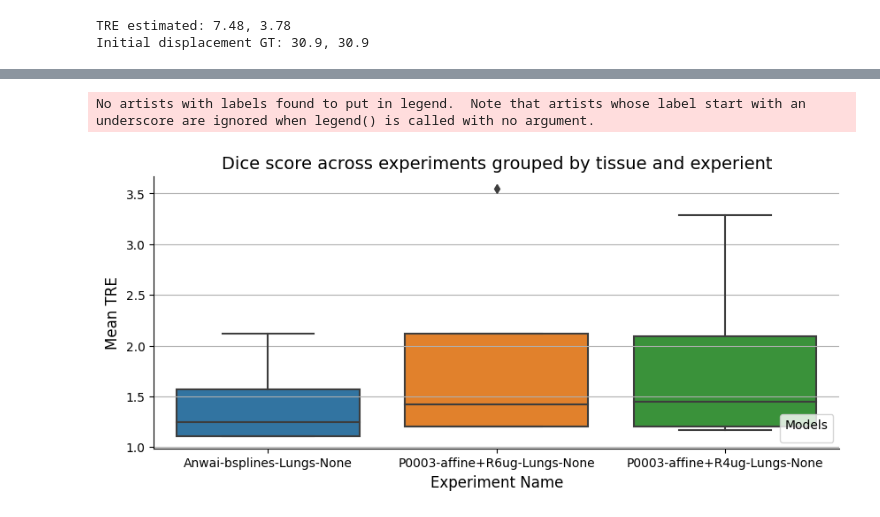
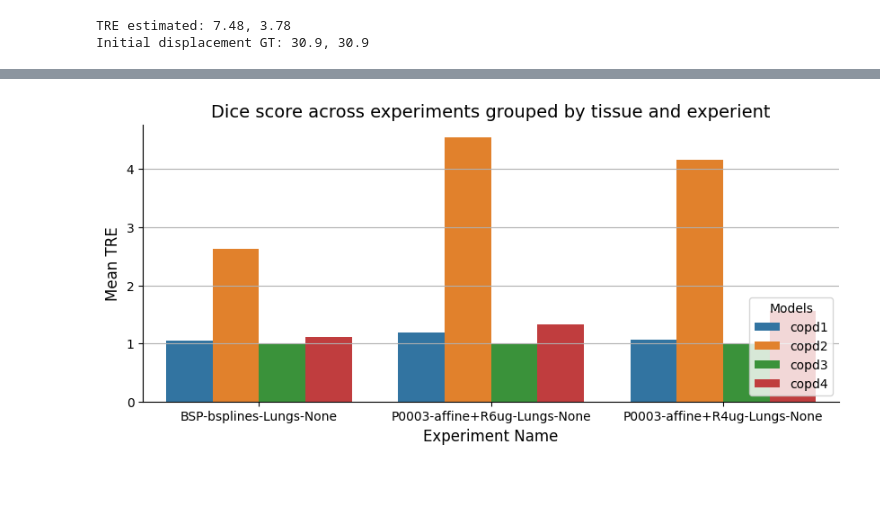
Before and after one commit to joaco18/mira_final_project, a Jupyter notebook: notebooks/develop_elastix.ipynb, the cells around one changed output, grey strips where cells are left out. Saved outputs shown, nothing was run; the diff lists cells and outputs as text; code cells hidden in the pictures; blank space fills up the shorter version.

Commit message:
update elastix experiments notebook

```diff
--- a/notebooks/develop_elastix.ipynb
+++ b/notebooks/develop_elastix.ipynb
@@ -205,7 +245,7 @@ experiment_name = 'P0007-Coarse+Fine-None-None'
 
 try:
     results[experiment_name] = \
-        run_experiment(data, param_maps_to_use, output_path, params_path, None)
+        run_experiment(data, param_maps_to_use, output_path, params_path, None, experiment_name)
 except:
     results[experiment_name] = None
 
@@ -978,0 +1570,19 @@ Initial displacement GT: 30.9, 30.9
+# %%
+with open(results_path, 'r') as json_file:
+    results = json.load(json_file)
+
+param_maps_to_use = [
+    'Par0003.bs-R6-ug_9.txt'
+]
+
+output_path = base_path / 'experiments/elastix'
+params_path = base_path / 'elastix/parameter_maps/OUR'
+experiment_name = 'OUR-P0003-RecursiveMetric-Lungs-None'
+try:
+    results[experiment_name] = \
+        run_experiment(data, param_maps_to_use, output_path, params_path, 'lungs', experiment_name)
+except:
+    results[experiment_name] = None
+
+with open(results_path, 'w') as json_file:
+    json.dump(results, json_file, indent=4, separators=(',', ': '))
@@ -978,0 +1610,19 @@ Initial displacement GT: 30.9, 30.9
+# %%
+with open(results_path, 'r') as json_file:
+    results = json.load(json_file)
+
+param_maps_to_use = [
+    'Par0003.bs-R6-ug_10.txt'
+]
+
+output_path = base_path / 'experiments/elastix'
+params_path = base_path / 'elastix/parameter_maps/OUR'
+experiment_name = 'OUR-P0003-n_samples_3-Lungs-None'
+try:
+    results[experiment_name] = \
+        run_experiment(data, param_maps_to_use, output_path, params_path, 'lungs', experiment_name)
+except:
+    results[experiment_name] = None
+
+with open(results_path, 'w') as json_file:
+    json.dump(results, json_file, indent=4, separators=(',', ': '))
@@ -1025,15 +1926,14 @@ No artists with labels found to put in legend.  Note that artists whose label st
 # %%
-df_temp = df.loc[df.exp_name.isin(['Anwai-bsplines-Lungs-None', 'P0003-affine+R6ug-Lungs-None', 'P0003-affine+R4ug-Lungs-None'])]
+df_temp = df.loc[df.exp_name.isin(['BSP-bsplines-Lungs-None', 'P0003-affine+R6ug-Lungs-None', 'P0003-affine+R4ug-Lungs-None'])]
 plt.figure(figsize=(10, 4))
 plt.title('Dice score across experiments grouped by tissue and experient', fontsize=14)
-sns.boxplot(data=df_temp, x="exp_name", y="mean_tre")
+sns.barplot(data=df_temp, x="exp_name", y="std_tre", hue='case')
 sns.despine()
 plt.grid(axis='y')
 plt.xlabel('Experiment Name', fontsize=12)
 # plt.xticks(rotation=90)
 plt.ylabel('Mean TRE', fontsize=12)
 plt.legend(loc='lower right', title='Models', fontsize=10)
 plt.pause(0.01)
 # %% [output]
-No artists with labels found to put in legend.  Note that artists whose label start with an underscore are ignored when legend() is called with no argument.
-[figure, old version]
+[figure, new version]
```
Also changed, not shown: parts of 88 cells of this notebook.
